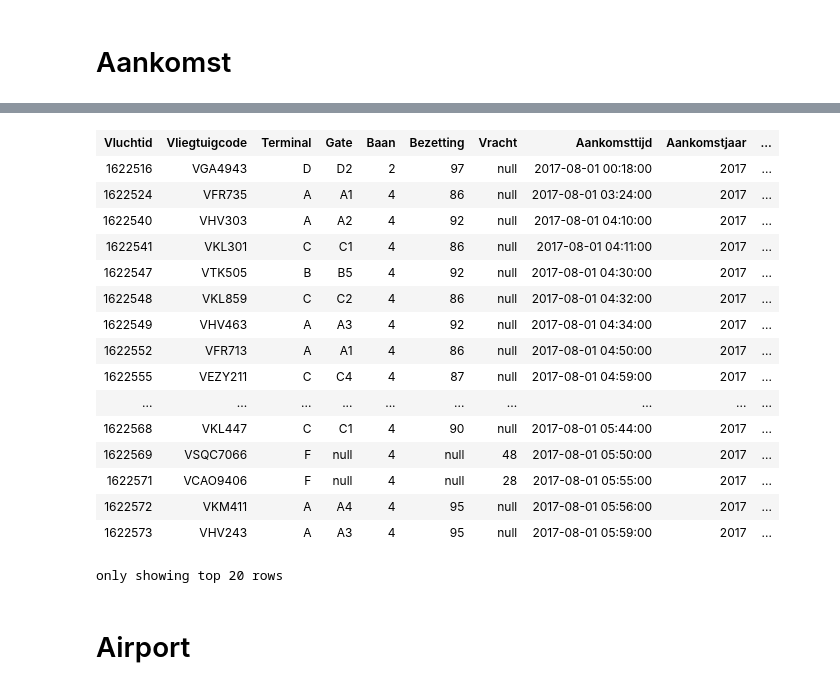
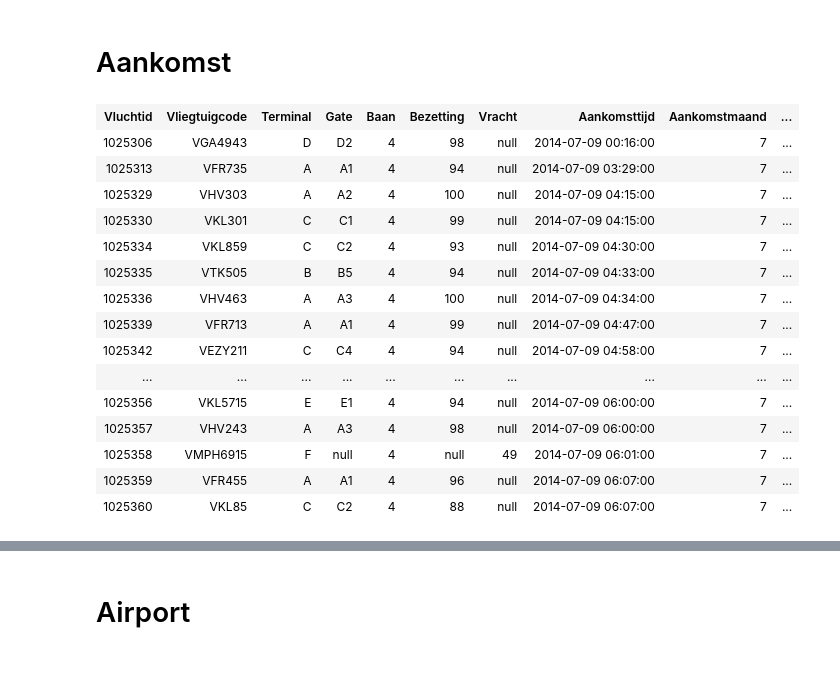
Before and after one commit to snenenenenenene/vision-airport, a Jupyter notebook: vision-airport.ipynb, the cells around one changed output, grey strips where cells are left out. Saved outputs shown, nothing was run; the diff lists cells and outputs as text; code cells hidden in the pictures.

```diff
--- a/vision-airport.ipynb
+++ b/vision-airport.ipynb
@@ -50,6 +51,22 @@ BUCKET = "s3a://ap-project-big-data-2021/BD-01/cleansed/"
 # %% [markdown]
 # Aankomst
 # %%
-aankomst_df = spark.read.parquet(BUCKET + "aankomst.parquet")
+aankomst_df = spark.read.parquet(BUCKET + "aankomst.parquet/Aankomstjaar=2014")
 aankomst_df
 # %% [output]
+| Vluchtid | Vliegtuigcode | Terminal | Gate | Baan | Bezetting | Vracht | Aankomsttijd | Aankomstmaand | ... |
+| 1025306 | VGA4943 | D | D2 | 4 | 98 | null | 2014-07-09 00:16:00 | 7 | ... |
+| 1025313 | VFR735 | A | A1 | 4 | 94 | null | 2014-07-09 03:29:00 | 7 | ... |
+| 1025329 | VHV303 | A | A2 | 4 | 100 | null | 2014-07-09 04:15:00 | 7 | ... |
+| 1025330 | VKL301 | C | C1 | 4 | 99 | null | 2014-07-09 04:15:00 | 7 | ... |
+| 1025334 | VKL859 | C | C2 | 4 | 93 | null | 2014-07-09 04:30:00 | 7 | ... |
+| 1025335 | VTK505 | B | B5 | 4 | 94 | null | 2014-07-09 04:33:00 | 7 | ... |
+| 1025336 | VHV463 | A | A3 | 4 | 100 | null | 2014-07-09 04:34:00 | 7 | ... |
+| 1025339 | VFR713 | A | A1 | 4 | 99 | null | 2014-07-09 04:47:00 | 7 | ... |
+| 1025342 | VEZY211 | C | C4 | 4 | 94 | null | 2014-07-09 04:58:00 | 7 | ... |
+| ... | ... | ... | ... | ... | ... | ... | ... | ... | ... |
+| 1025356 | VKL5715 | E | E1 | 4 | 94 | null | 2014-07-09 06:00:00 | 7 | ... |
+| 1025357 | VHV243 | A | A3 | 4 | 98 | null | 2014-07-09 06:00:00 | 7 | ... |
+| 1025358 | VMPH6915 | F | null | 4 | null | 49 | 2014-07-09 06:01:00 | 7 | ... |
+| 1025359 | VFR455 | A | A1 | 4 | 96 | null | 2014-07-09 06:07:00 | 7 | ... |
+| 1025360 | VKL85 | C | C2 | 4 | 88 | null | 2014-07-09 06:07:00 | 7 | ... |
@@ -57,20 +74,3 @@ aankomst_df
-| Vluchtid | Vliegtuigcode | Terminal | Gate | Baan | Bezetting | Vracht | Aankomsttijd | Aankomstjaar | ... |
-| 1622516 | VGA4943 | D | D2 | 2 | 97 | null | 2017-08-01 00:18:00 | 2017 | ... |
-| 1622524 | VFR735 | A | A1 | 4 | 86 | null | 2017-08-01 03:24:00 | 2017 | ... |
-| 1622540 | VHV303 | A | A2 | 4 | 92 | null | 2017-08-01 04:10:00 | 2017 | ... |
-| 1622541 | VKL301 | C | C1 | 4 | 86 | null | 2017-08-01 04:11:00 | 2017 | ... |
-| 1622547 | VTK505 | B | B5 | 4 | 92 | null | 2017-08-01 04:30:00 | 2017 | ... |
-| 1622548 | VKL859 | C | C2 | 4 | 86 | null | 2017-08-01 04:32:00 | 2017 | ... |
-| 1622549 | VHV463 | A | A3 | 4 | 92 | null | 2017-08-01 04:34:00 | 2017 | ... |
-| 1622552 | VFR713 | A | A1 | 4 | 86 | null | 2017-08-01 04:50:00 | 2017 | ... |
-| 1622555 | VEZY211 | C | C4 | 4 | 87 | null | 2017-08-01 04:59:00 | 2017 | ... |
-| ... | ... | ... | ... | ... | ... | ... | ... | ... | ... |
-| 1622568 | VKL447 | C | C1 | 4 | 90 | null | 2017-08-01 05:44:00 | 2017 | ... |
-| 1622569 | VSQC7066 | F | null | 4 | null | 48 | 2017-08-01 05:50:00 | 2017 | ... |
-| 1622571 | VCAO9406 | F | null | 4 | null | 28 | 2017-08-01 05:55:00 | 2017 | ... |
-| 1622572 | VKM411 | A | A4 | 4 | 95 | null | 2017-08-01 05:56:00 | 2017 | ... |
-| 1622573 | VHV243 | A | A3 | 4 | 95 | null | 2017-08-01 05:59:00 | 2017 | ... |
-only showing top 20 rows
 # %% [markdown]
 # Airport
 # %%
```
Also changed, not shown: parts of 5 cells of this notebook, 2 other files.
